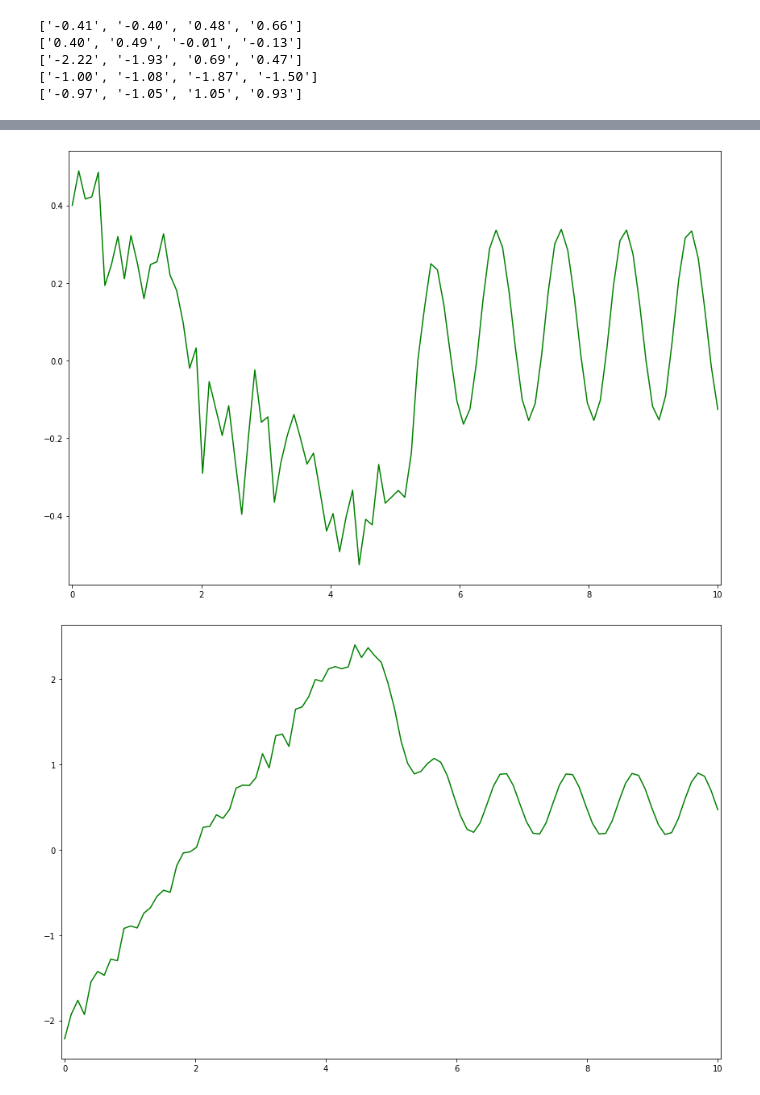
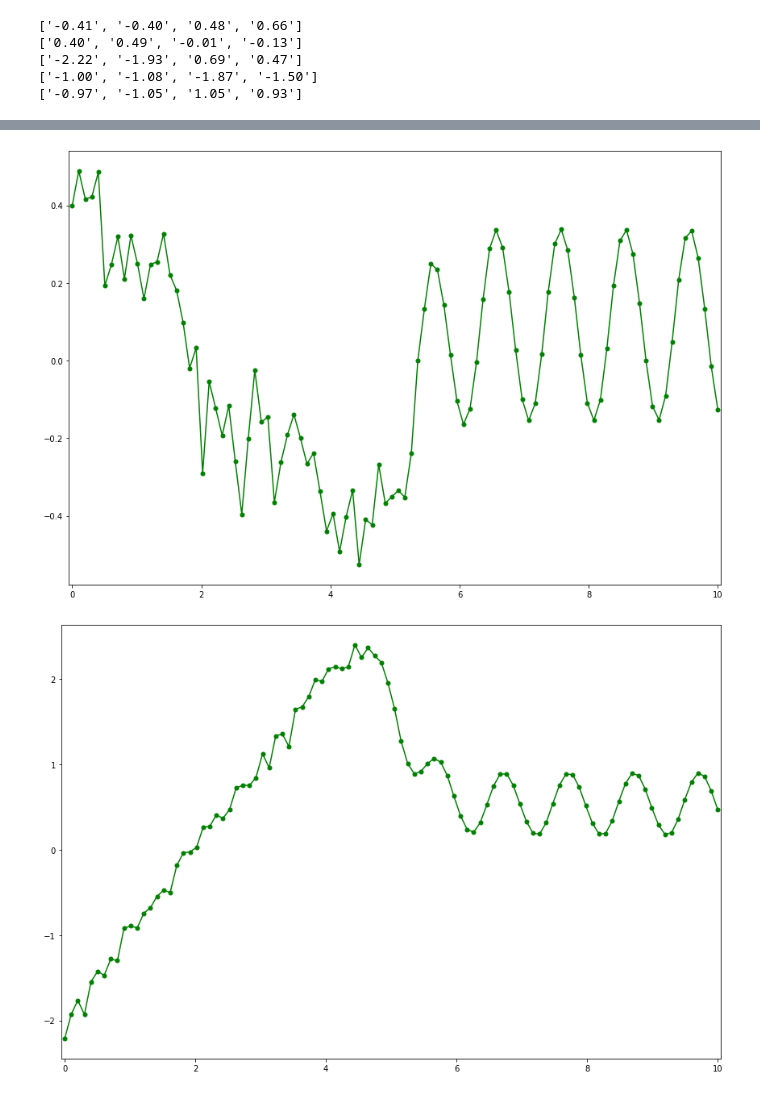
Before and after one commit to probsys/sppl, a Jupyter notebook: src/gp_realizations_many.ipynb, the cells around one changed output, grey strips where cells are left out. Cells and saved outputs as stored; diff of their text form; code cells hidden in the pictures.

```diff
--- a/src/gp_realizations_many.ipynb
+++ b/src/gp_realizations_many.ipynb
@@ -110,7 +110,7 @@ for i in range(N):
     fig, ax = plt.subplots()
     ys = multivariate_normal.rvs(np.zeros(len(xs)), M, size=1)
     ys_list.append(ys)
-    ax.plot(xs, ys, color='green', linewidth=1.5)
+    ax.plot(xs, ys, color='green', linewidth=2, marker='o', ms=5)
     ax.set_xlim([-.05, 10.05])
     fig.set_tight_layout(True)
     fig.set_size_inches(12, 8)
@@ -120,7 +120,7 @@ for i in range(N):
 
 fig, ax = plt.subplots()
 for ys in ys_list:
-    ax.plot(xs, ys, color='green', linewidth=1.5)
+    ax.plot(xs, ys, color='green', linewidth=1.5, marker='o', ms=2)
     ax.set_xlim([-.05, 10.05])
     fig.set_tight_layout(True)
     fig.set_size_inches(12, 8)
@@ -153,7 +153,7 @@ for i in range(N):
     ys = multivariate_normal.rvs(np.zeros(len(xs)), M, size=1)
     ys_list.append(ys)
     fig, ax = plt.subplots()
-    ax.plot(xs, ys, color='green', linewidth=1.5)
+    ax.plot(xs, ys, color='green', linewidth=1.5, marker='o', ms=5)
     ax.set_xlim([-.05, 10.05])
     fig.set_tight_layout(True)
     fig.set_size_inches(12, 8)
@@ -163,7 +163,7 @@ for i in range(N):
 
 fig, ax = plt.subplots()
 for ys in ys_list:
-    ax.plot(xs, ys, color='green', linewidth=1.5)
+    ax.plot(xs, ys, color='green', linewidth=1.5, marker='o', ms=2)
     ax.set_xlim([-.05, 10.05])
     fig.set_tight_layout(True)
     fig.set_size_inches(12, 8)
@@ -195,7 +195,7 @@ for i in range(N):
     ys = multivariate_normal.rvs(np.zeros(len(xs)), M, size=1)
     ys_list.append(ys)
     fig, ax = plt.subplots()
-    ax.plot(xs, ys, color='green', linewidth=1.5)
+    ax.plot(xs, ys, color='green', linewidth=1.5, marker='o', ms=5)
     ax.set_xlim([-.05, 10.05])
     fig.set_tight_layout(True)
     fig.set_size_inches(12, 8)
@@ -204,7 +204,7 @@ for i in range(N):
 
 fig, ax = plt.subplots()
 for ys in ys_list:
-    ax.plot(xs, ys, color='green', linewidth=1.5)
+    ax.plot(xs, ys, color='green', linewidth=1.5, marker='o', ms=2)
     ax.set_xlim([-.05, 10.05])
     fig.set_tight_layout(True)
     fig.set_size_inches(12, 8)
@@ -223,2 +223,2 @@ for ys in ys_list:
-[figure, old version]
+[figure, new version]
-[figure, old version]
+[figure, new version]
```
Also changed, not shown: parts of 3 cells of this notebook.
